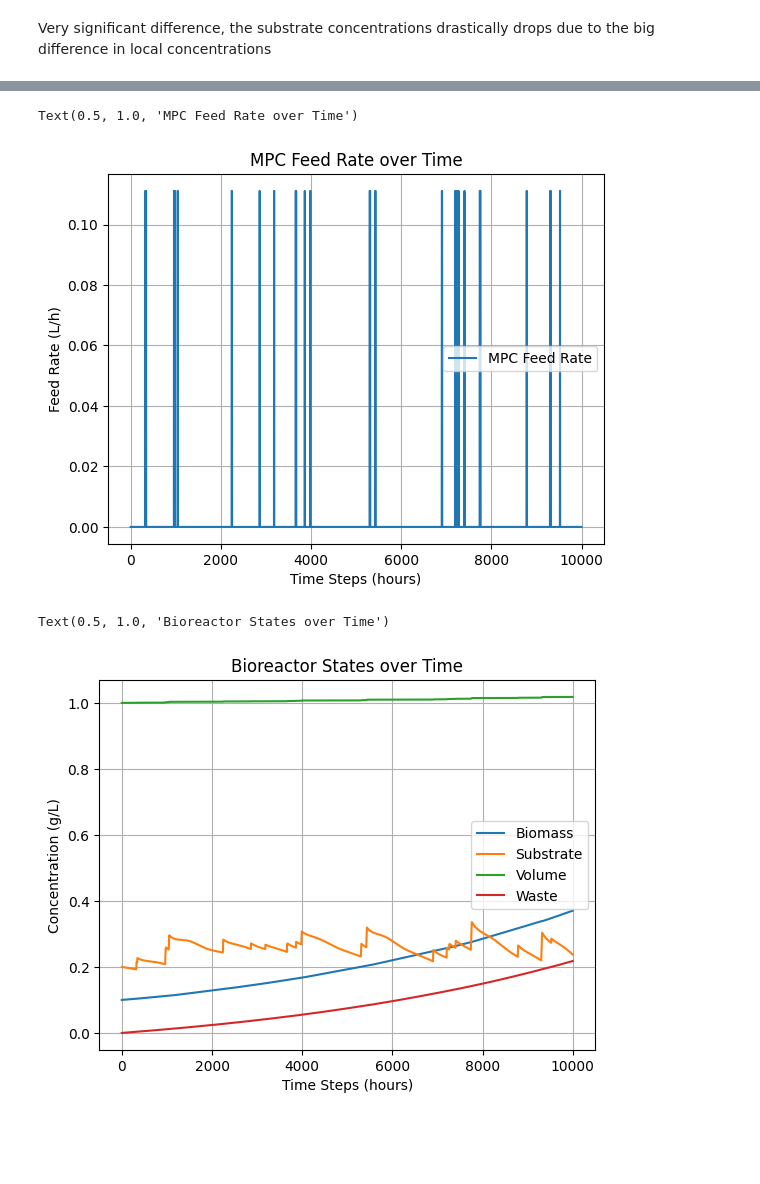
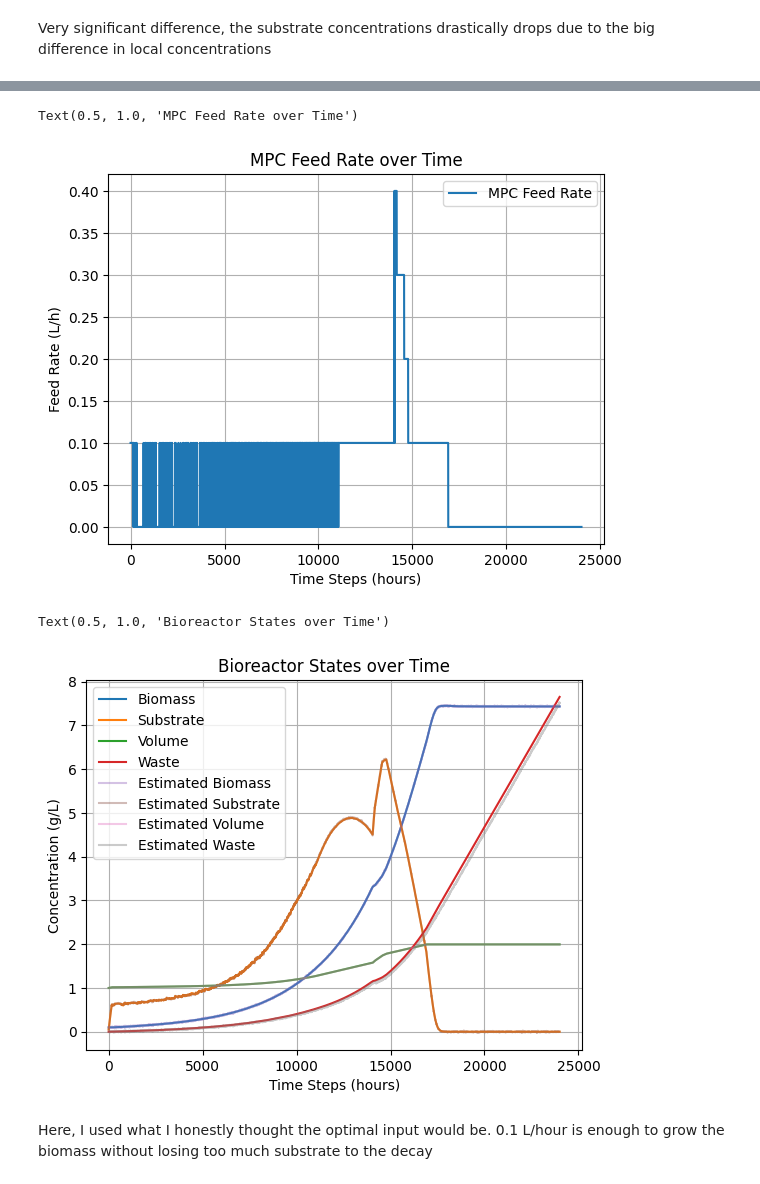
Before and after one commit to RayeneZanina/bioreactor-control, a Jupyter notebook: main.ipynb, the cells around one changed output, grey strips where cells are left out. Cells and saved outputs as stored; diff of their text form; code cells hidden in the pictures; blank space fills up the shorter version.

```diff
--- a/main.ipynb
+++ b/main.ipynb
@@ -332,23 +346,26 @@ From all that came before, the spatial bioreactor is able to produce results clo
 # %%
 bioreactor_params = {
             'initial_biomass_concentration': 0.1,  # g/L
-            'initial_substrate_concentration': 0.2,  # g/L
+            'initial_substrate_concentration': 0.05,  # g/L
             'initial_volume': 1.0,  # L
             'initial_waste_concentration': 0.0,  # g/L
             'maximum_specific_growth': 0.4,  # 1/h
             'substrate_saturation_constant': 0.5,  # g/L
             'waste_inhibition_constant': 0.05,  # g/L
+            'inhibition_constant': 1 / 0.05,  # g/L
+            'substrate_threshold_factor': 1.5, # Substrate threshold factor for inhibition
             'biomass_yield_coefficient': 0.5,  # g biomass / g substrate
+            'substrate_decay_rate': 0.05,  # 1/h
             'waste_production_rate': 0.1,  # g waste / g biomass
             'growth_associated_waste_production_rate': 0.05,  # g waste / g biomass
-            'capacity': 5.0,  # L
+            'capacity': 2.0,  # L
             'inlet_substrate_concentration': 40.0  # g/L
         }
 # %%
 real_bioreactor = real_Bioreactor(bioreactor_params, grid_params)
 ekf = EKF(real_bioreactor, ekf_params)
 MPC_controller = MPC(real_bioreactor, params.mpc_params)
-time_steps = 10000
+time_steps = 24000
 # %%
 F_inputs = []
 states = []
@@ -356,7 +373,7 @@ estimated = []
 states.append(real_bioreactor.state.copy())
 estimated.append(ekf.state.copy())
 for t in range(time_steps):
-    F = MPC_controller.optimize(ekf.state, dt)
+    F = MPC_controller.optimize(ekf.state, dt*100)
     real_bioreactor.update(F, dt)
     estimated.append(ekf.step(F,t, dt))
     states.append(real_bioreactor.state.copy())
@@ -374,14 +391,17 @@ plt.legend()
 plt.title('MPC Feed Rate over Time')
 # %% [output]
 Text(0.5, 1.0, 'MPC Feed Rate over Time')
-[figure, old version]
+[figure, new version]
 # %%
 plt.plot(states, label=['Biomass', 'Substrate', 'Volume', 'Waste'])
+plt.plot(estimated, label=['Estimated Biomass', 'Estimated Substrate', 'Estimated Volume', 'Estimated Waste'], alpha=0.4)
 plt.xlabel('Time Steps (hours)')
 plt.ylabel('Concentration (g/L)')
 plt.grid()
 plt.legend()
 plt.title('Bioreactor States over Time')
 # %% [output]
 Text(0.5, 1.0, 'Bioreactor States over Time')
-[figure, old version]
+[figure, new version]
+# %% [markdown]
+Here, I used what I honestly thought the optimal input would be. 0.1 L/hour is enough to grow the biomass without losing too much substrate to the decay
```
Also changed, not shown: parts of 21 cells of this notebook, 4 other files.
